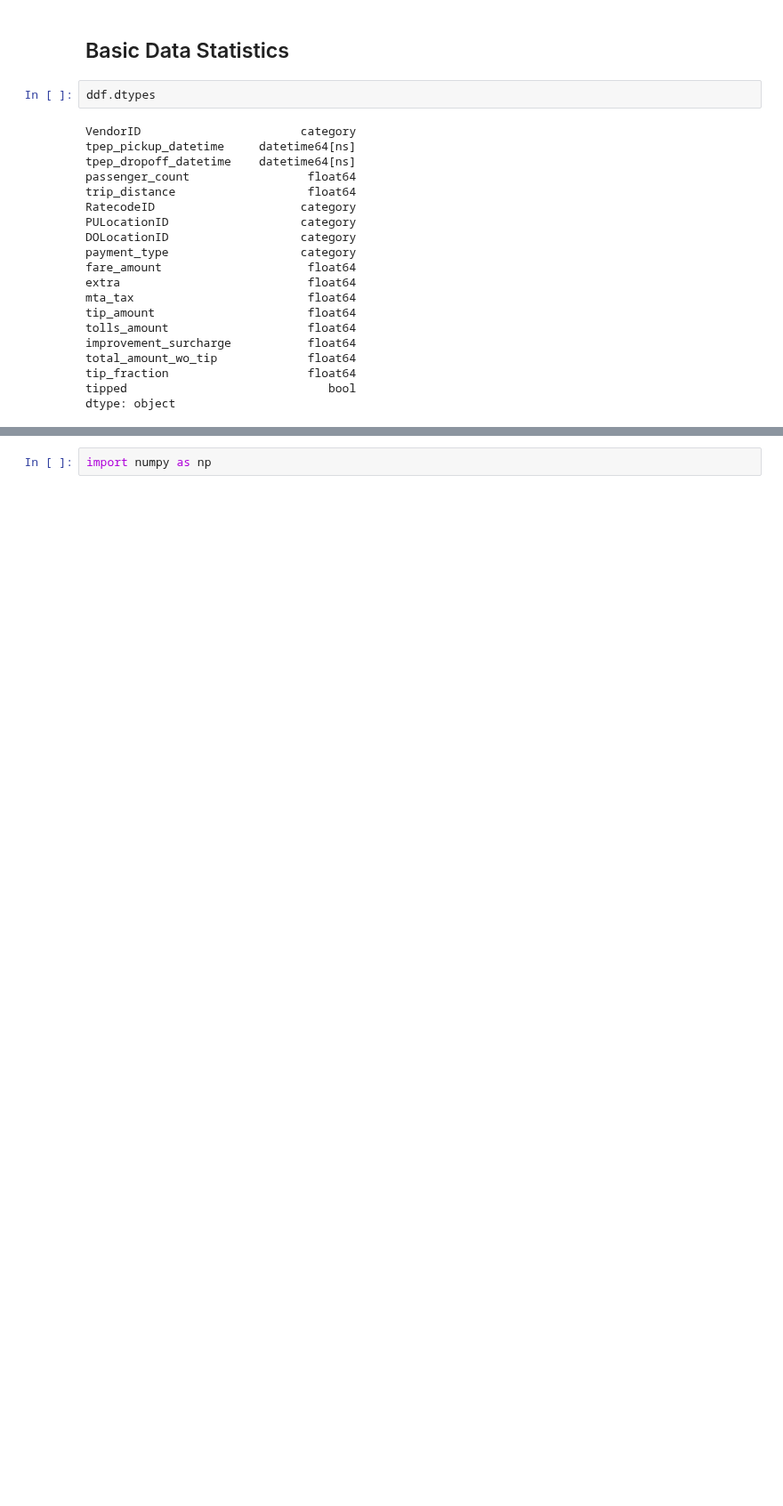
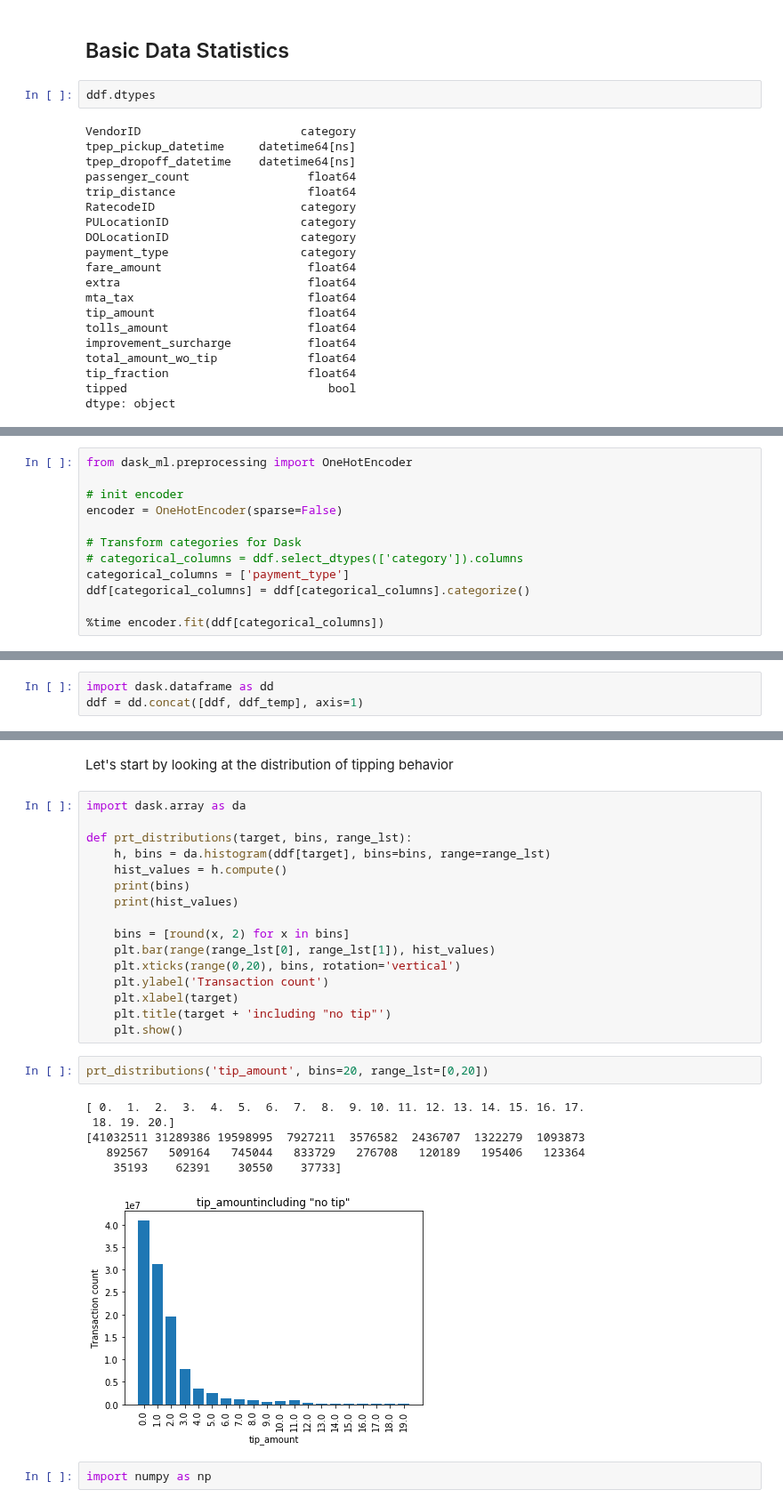
Before and after one commit to justinwhatley/interpretability_experiment, a Jupyter notebook: 1_data_exploration.ipynb, the cells around one changed output, grey strips where cells are left out. Shown at 89% size. Cells and saved outputs as stored; diff of their text form; blank space fills up the shorter version.

```diff
--- a/1_data_exploration.ipynb
+++ b/1_data_exploration.ipynb
@@ -104,0 +99,12 @@ Wall time: 7min 55s
+# %%
+from dask_ml.preprocessing import OneHotEncoder
+
+# init encoder
+encoder = OneHotEncoder(sparse=False)
+
+# Transform categories for Dask
+# categorical_columns = ddf.select_dtypes(['category']).columns
+categorical_columns = ['payment_type']
+ddf[categorical_columns] = ddf[categorical_columns].categorize()
+
+%time encoder.fit(ddf[categorical_columns])
@@ -104,0 +122,3 @@ Wall time: 7min 55s
+# %%
+import dask.dataframe as dd
+ddf = dd.concat([ddf, ddf_temp], axis=1)
@@ -130,2 +166,29 @@ tipped                     0.132113  1.000000
+# %% [markdown]
+Let's start by looking at the distribution of tipping behavior
+# %%
+import dask.array as da
+
+def prt_distributions(target, bins, range_lst):
+    h, bins = da.histogram(ddf[target], bins=bins, range=range_lst)
+    hist_values = h.compute()
+    print(bins)
+    print(hist_values)
+
+    bins = [round(x, 2) for x in bins]
+    plt.bar(range(range_lst[0], range_lst[1]), hist_values)
+    plt.xticks(range(0,20), bins, rotation='vertical')
+    plt.ylabel('Transaction count')
+    plt.xlabel(target)
+    plt.title(target + 'including "no tip"')
+    plt.show()
+# %%
+prt_distributions('tip_amount', bins=20, range_lst=[0,20])
+# %% [output]
+[ 0.  1.  2.  3.  4.  5.  6.  7.  8.  9. 10. 11. 12. 13. 14. 15. 16. 17.
+ 18. 19. 20.]
+[41032511 31289386 19598995  7927211  3576582  2436707  1322279  1093873
+   892567   509164   745044   833729   276708   120189   195406   123364
+    35193    62391    30550    37733]
+[figure, added]
 # %%
 import numpy as np
```
Also changed, not shown: parts of 40 cells of this notebook, 1 other file.
